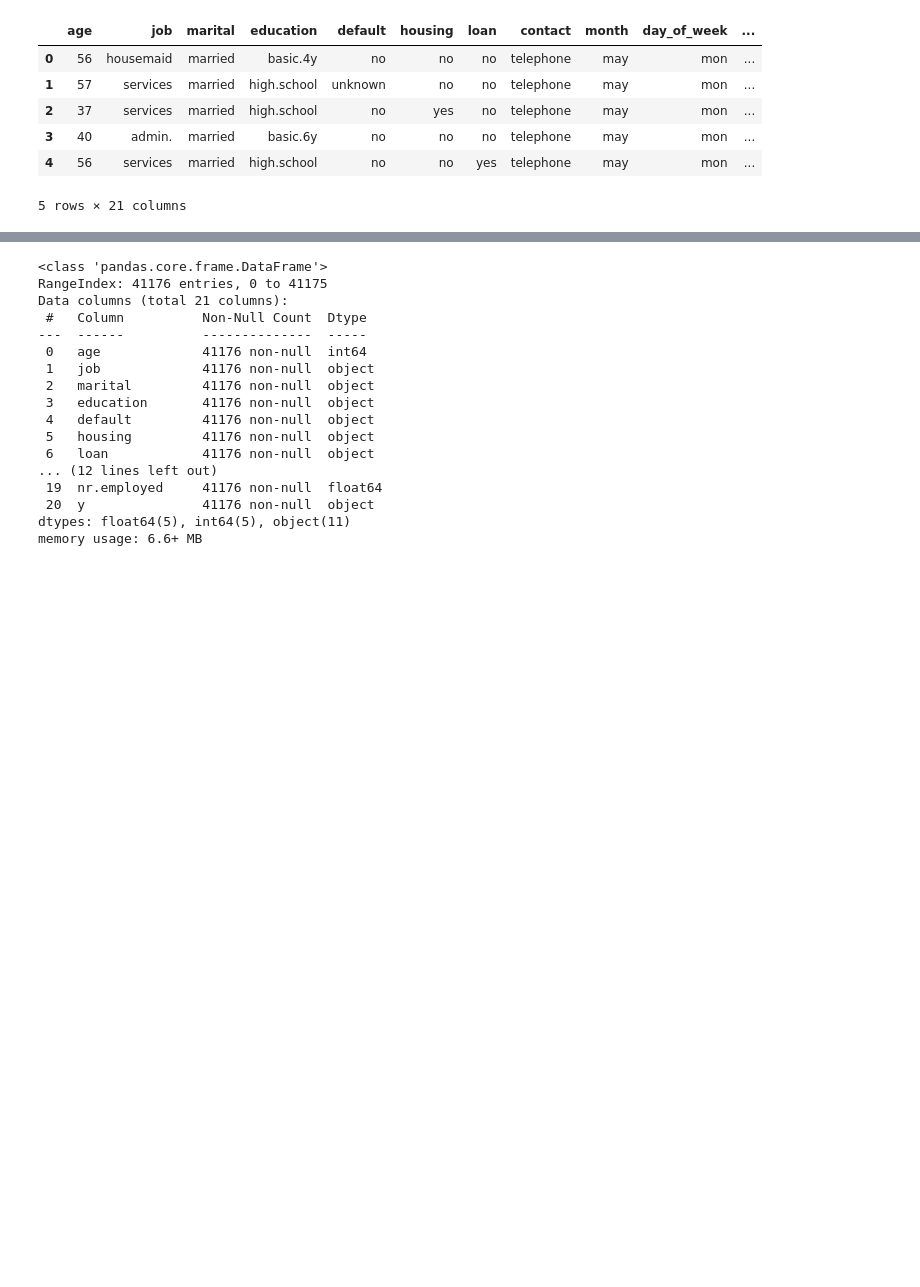
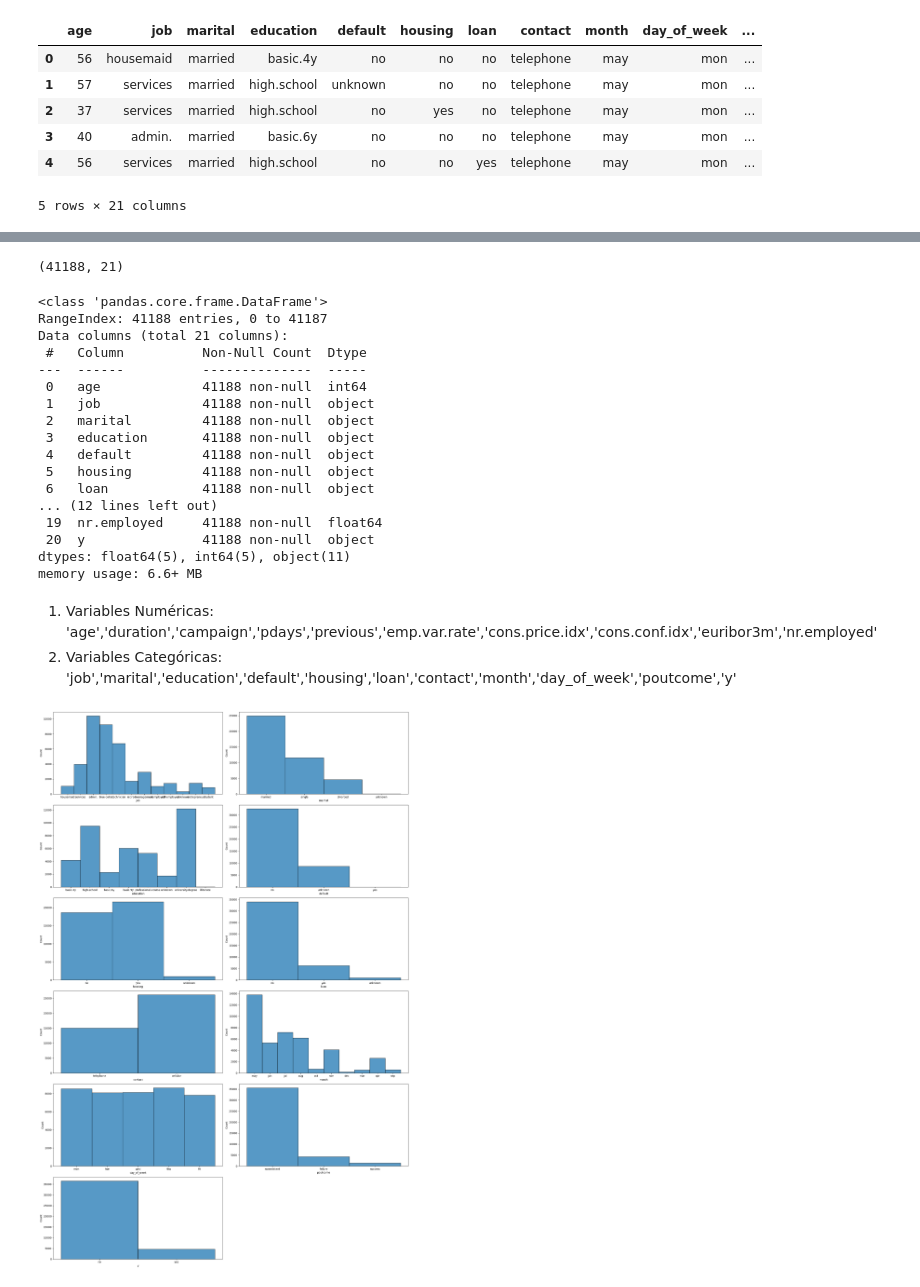
Before and after one commit to diegomacaya/regresion_logistica, a Jupyter notebook: src/explore.ipynb, the cells around one changed output, grey strips where cells are left out. Saved outputs shown, nothing was run; the diff lists cells and outputs as text; code cells hidden in the pictures; blank space fills up the shorter version.

```diff
--- a/src/explore.ipynb
+++ b/src/explore.ipynb
@@ -13,8 +15,3 @@ df.head()
 | 3 | 40 | admin. | married | basic.6y | no | no | no | telephone | may | mon | ... |
 | 4 | 56 | services | married | high.school | no | no | yes | telephone | may | mon | ... |
 5 rows × 21 columns
-# %%
-#Realizar EDA
-#1.a Eliminar duplicados
-df = df.drop_duplicates().reset_index(drop = True)
-df.head()
@@ -50,21 +20,27 @@ dtype: int64
+# %%
+#Paso 2: Exploración y limpieza de datos
+#obtener dimensiones, el dataframe tiene 41188 filas y 21 columnas (variables)
+df.shape
+# %% [output]
+(41188, 21)
 # %%
-#1.c Revisamos data, en particular valores no nulos y tipo de dato
+# Revisamos data, en particular valores no nulos y tipo de dato
 df.info()
 # %% [output]
 <class 'pandas.core.frame.DataFrame'>
-RangeIndex: 41176 entries, 0 to 41175
+RangeIndex: 41188 entries, 0 to 41187
 Data columns (total 21 columns):
  #   Column          Non-Null Count  Dtype
 ---  ------          --------------  -----
- 0   age             41176 non-null  int64
- 1   job             41176 non-null  object
- 2   marital         41176 non-null  object
- 3   education       41176 non-null  object
- 4   default         41176 non-null  object
- 5   housing         41176 non-null  object
- 6   loan            41176 non-null  object
+ 0   age             41188 non-null  int64
+ 1   job             41188 non-null  object
+ 2   marital         41188 non-null  object
+ 3   education       41188 non-null  object
+ 4   default         41188 non-null  object
+ 5   housing         41188 non-null  object
+ 6   loan            41188 non-null  object
 ... (12 lines left out)
- 19  nr.employed     41176 non-null  float64
- 20  y               41176 non-null  object
+ 19  nr.employed     41188 non-null  float64
+ 20  y               41188 non-null  object
 dtypes: float64(5), int64(5), object(11)
 memory usage: 6.6+ MB
@@ -73,0 +47,36 @@ memory usage: 6.6+ MB
+# %% [markdown]
+1. Variables Numéricas: 'age','duration','campaign','pdays','previous','emp.var.rate','cons.price.idx','cons.conf.idx','euribor3m','nr.employed'
+2. Variables Categóricas: 'job','marital','education','default','housing','loan','contact','month','day_of_week','poutcome','y'
+# %%
+#no eliminaré variables ni información duplicada, porque no conozco la base, sugiero hacerlo despues del analisis de las variables
+#Paso 3: Análisis de variables univariadas
+
+#Analisis de variables categóricas
+
+import matplotlib.pyplot as plt
+import seaborn as sns
+
+fig, axis = plt.subplots(6, 2, figsize=(20, 30))
+
+# Create Histogram
+sns.histplot(ax = axis[0,0], data = df, x = "job")
+sns.histplot(ax = axis[0,1], data = df, x = "marital")
+sns.histplot(ax = axis[1,0], data = df, x = "education")
+sns.histplot(ax = axis[1,1], data = df, x = "default")
+sns.histplot(ax = axis[2,0], data = df, x = "housing")
+sns.histplot(ax = axis[2,1], data = df, x = "loan")
+sns.histplot(ax = axis[3,0], data = df, x = "contact")
+sns.histplot(ax = axis[3,1], data = df, x = "month")
+sns.histplot(ax = axis[4,0], data = df, x = "day_of_week")
+sns.histplot(ax = axis[4,1], data = df, x = "poutcome")
+sns.histplot(ax = axis[5,0], data = df, x = "y")
+
+fig.delaxes(axis[5, 1])
+
+# Adjust layout
+plt.tight_layout()
+
+# Show the plot
+plt.show()
+# %% [output]
+[figure, added]
```
Also changed, not shown: parts of 11 cells of this notebook, 1 other file.
